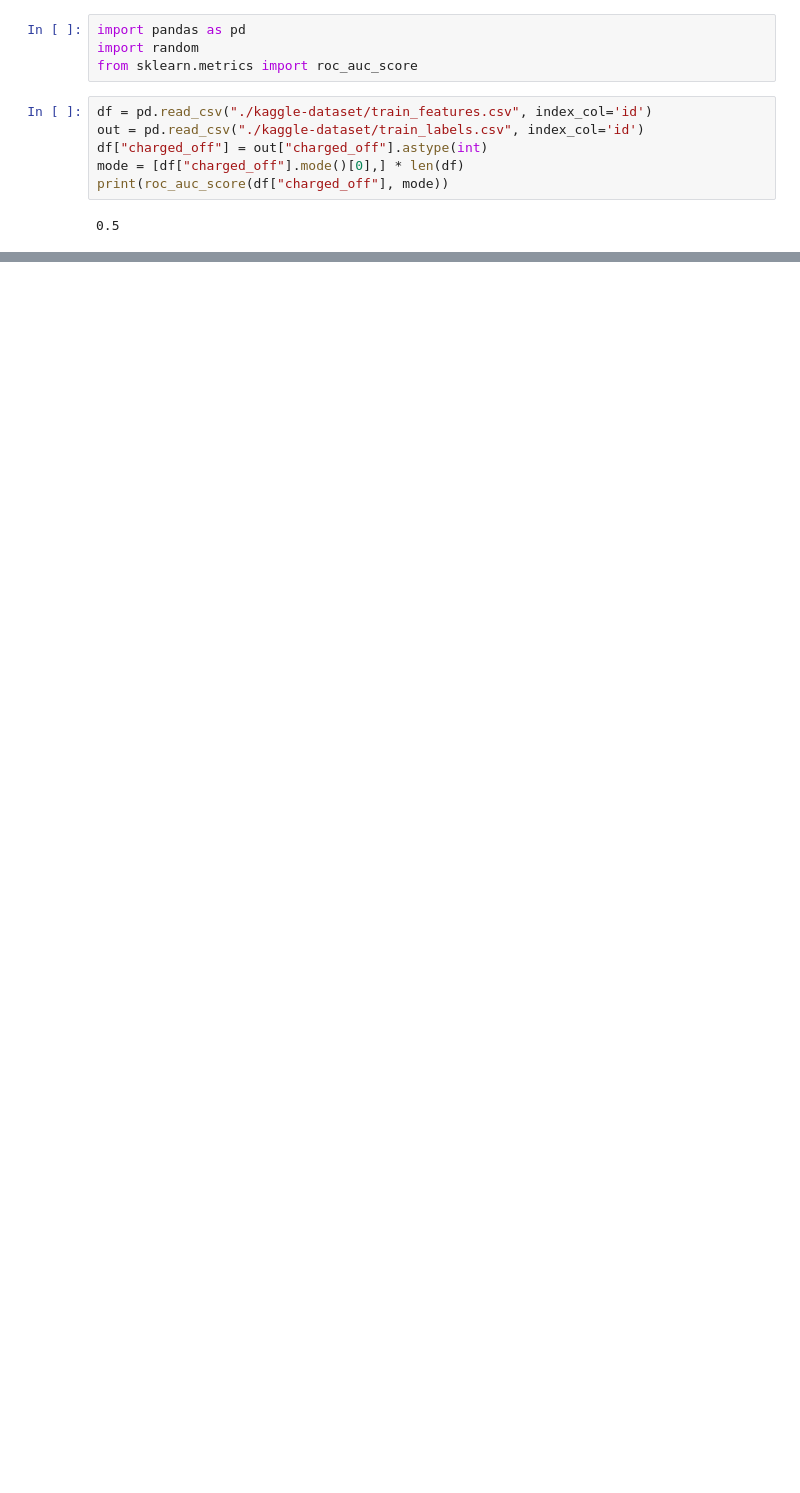
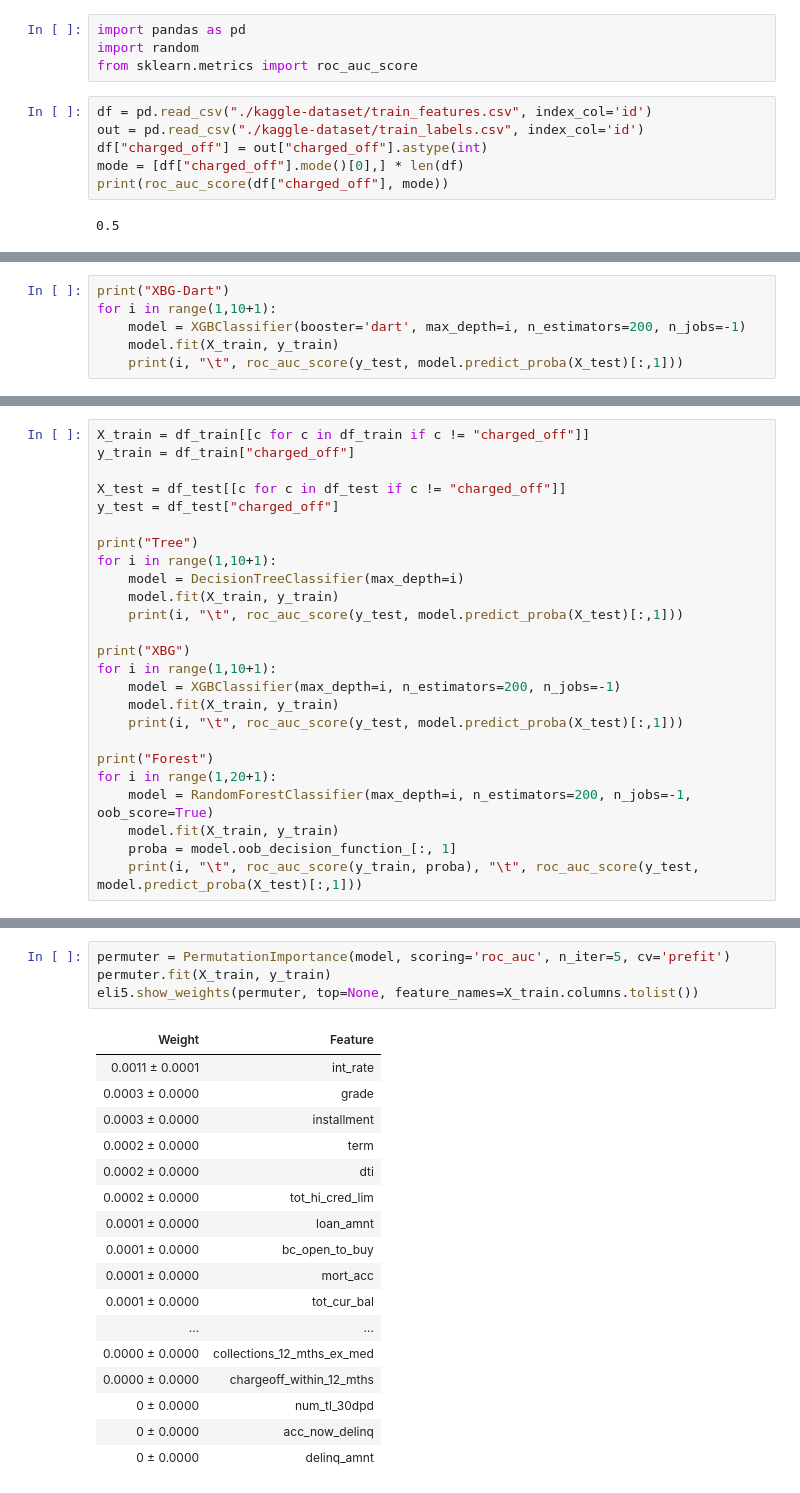
Before and after one commit to bloominstituteoftechnology/DS-Unit-4-Sprint-1-Tree-Ensembles, a Jupyter notebook: module1-decision-trees/kaggle-decision-trees.ipynb, the cells around one changed output, grey strips where cells are left out. Drawn from its saved outputs; the diff is of its cells as text; blank space fills up the shorter version.

```diff
--- a/module1-decision-trees/kaggle-decision-trees.ipynb
+++ b/module1-decision-trees/kaggle-decision-trees.ipynb
@@ -141,0 +143,6 @@ from xgboost import XGBClassifier
+# %%
+print("XBG-Dart")
+for i in range(1,10+1):
+    model = XGBClassifier(booster='dart', max_depth=i, n_estimators=200, n_jobs=-1)
+    model.fit(X_train, y_train)
+    print(i, "\t", roc_auc_score(y_test, model.predict_proba(X_test)[:,1]))
@@ -141,0 +161,25 @@ from xgboost import XGBClassifier
+# %%
+X_train = df_train[[c for c in df_train if c != "charged_off"]]
+y_train = df_train["charged_off"]
+
+X_test = df_test[[c for c in df_test if c != "charged_off"]]
+y_test = df_test["charged_off"]
+
+print("Tree")
+for i in range(1,10+1):
+    model = DecisionTreeClassifier(max_depth=i)
+    model.fit(X_train, y_train)
+    print(i, "\t", roc_auc_score(y_test, model.predict_proba(X_test)[:,1]))
+
+print("XBG")
+for i in range(1,10+1):
+    model = XGBClassifier(max_depth=i, n_estimators=200, n_jobs=-1)
+    model.fit(X_train, y_train)
+    print(i, "\t", roc_auc_score(y_test, model.predict_proba(X_test)[:,1]))
+
+print("Forest")
+for i in range(1,20+1):
+    model = RandomForestClassifier(max_depth=i, n_estimators=200, n_jobs=-1, oob_score=True)
+    model.fit(X_train, y_train)
+    proba = model.oob_decision_function_[:, 1]
+    print(i, "\t", roc_auc_score(y_train, proba), "\t", roc_auc_score(y_test, model.predict_proba(X_test)[:,1]))
@@ -141,0 +207,22 @@ from xgboost import XGBClassifier
+# %%
+permuter = PermutationImportance(model, scoring='roc_auc', n_iter=5, cv='prefit')
+permuter.fit(X_train, y_train)
+eli5.show_weights(permuter, top=None, feature_names=X_train.columns.tolist())
+# %% [output]
+| Weight | Feature |
+| 0.0011 ± 0.0001 | int_rate |
+| 0.0003 ± 0.0000 | grade |
+| 0.0003 ± 0.0000 | installment |
+| 0.0002 ± 0.0000 | term |
+| 0.0002 ± 0.0000 | dti |
+| 0.0002 ± 0.0000 | tot_hi_cred_lim |
+| 0.0001 ± 0.0000 | loan_amnt |
+| 0.0001 ± 0.0000 | bc_open_to_buy |
+| 0.0001 ± 0.0000 | mort_acc |
+| 0.0001 ± 0.0000 | tot_cur_bal |
+| ... | ... |
+| 0.0000 ± 0.0000 | collections_12_mths_ex_med |
+| 0.0000 ± 0.0000 | chargeoff_within_12_mths |
+| 0 ± 0.0000 | num_tl_30dpd |
+| 0 ± 0.0000 | acc_now_delinq |
+| 0 ± 0.0000 | delinq_amnt |
```
Also changed, not shown: parts of 13 cells of this notebook, 4 other files.
